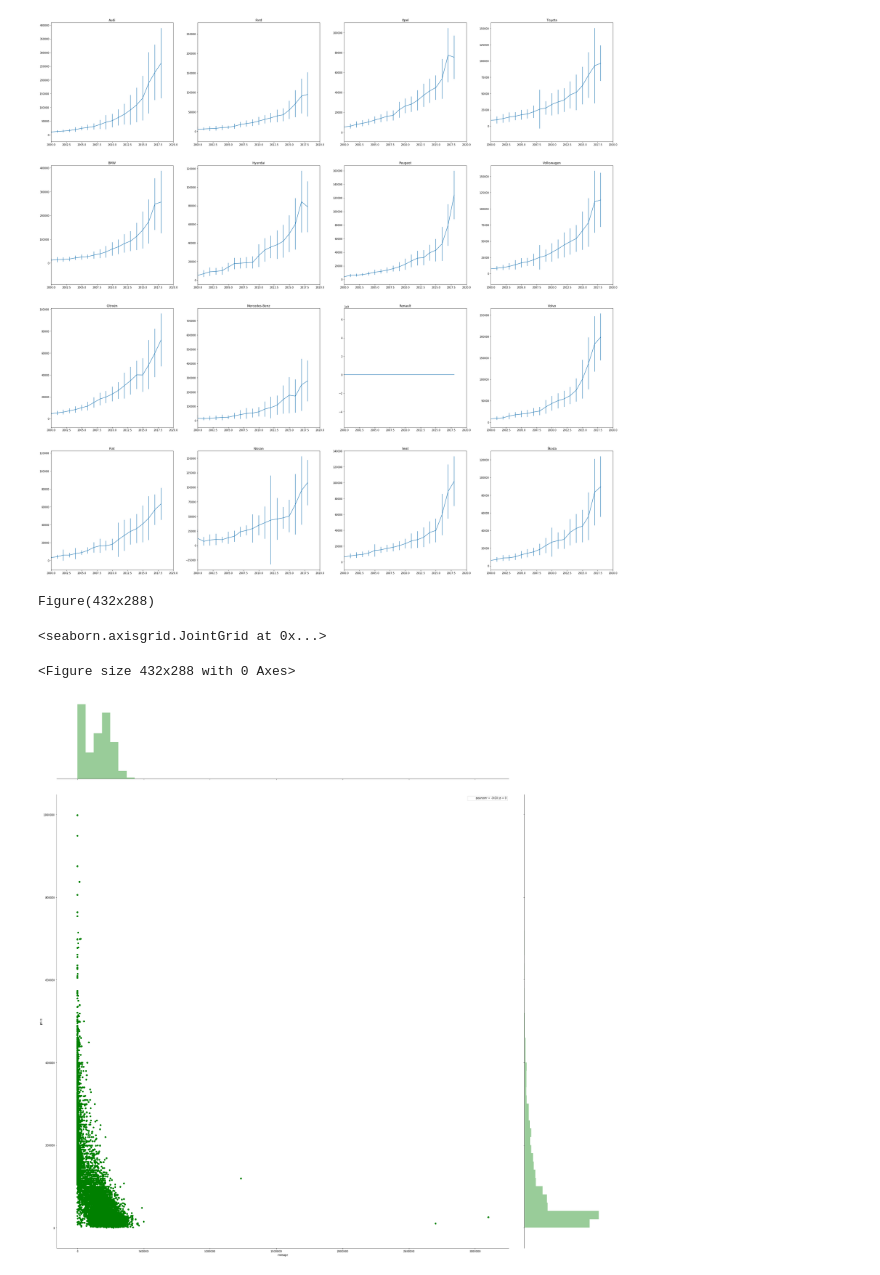
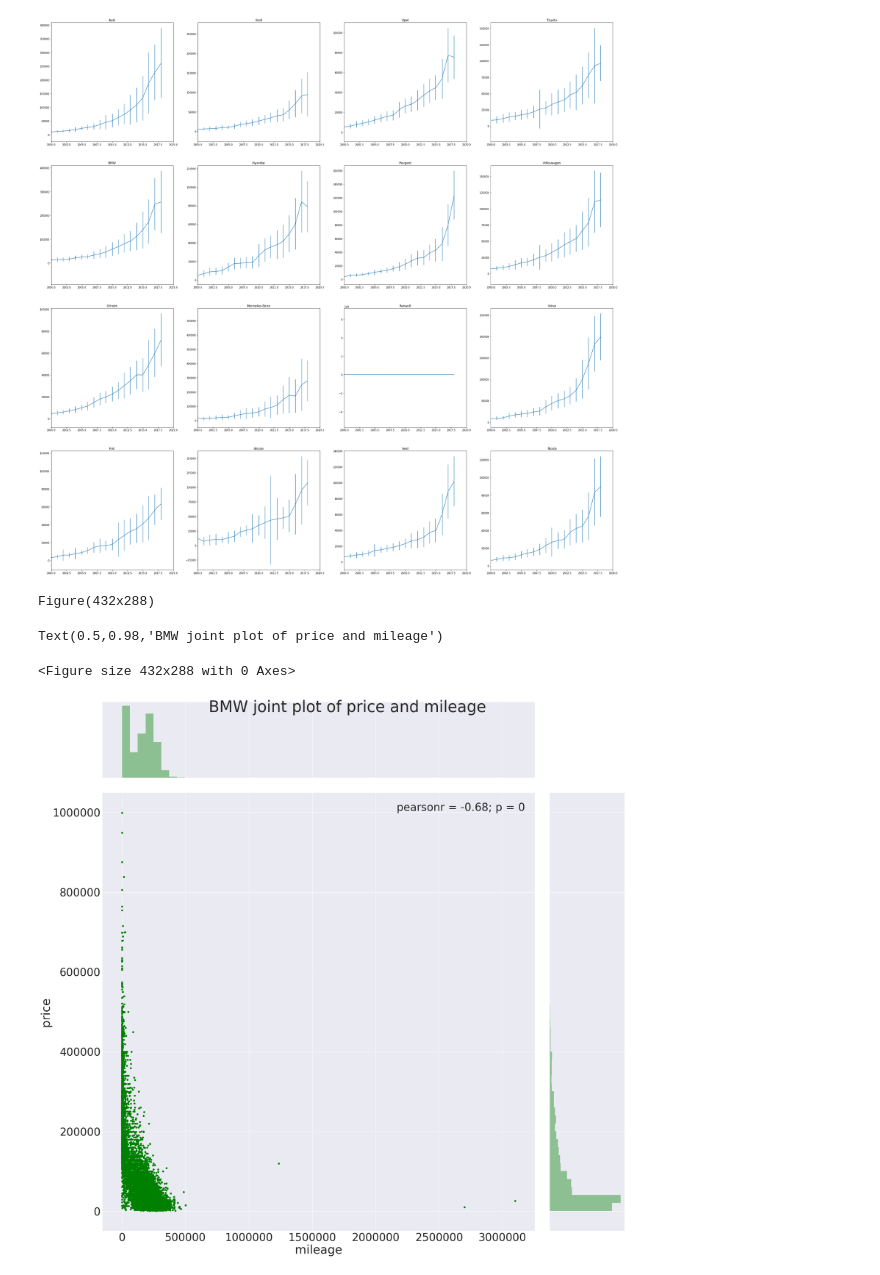
Before and after one commit to pmrukot/data-visualization, a Jupyter notebook: charts-otomoto/otomoto.ipynb, the cells around one changed output. Saved outputs shown, nothing was run; the diff lists cells and outputs as text; code cells hidden in the pictures.

Commit message:
Add title to the plot

```diff
--- a/charts-otomoto/otomoto.ipynb
+++ b/charts-otomoto/otomoto.ipynb
@@ -92,20 +92,24 @@ for index, (brand, brand_dataframe) in enumerate(final_dataframes.items()):
 # %%
 import seaborn as sns
 
+# Bigger than normal fonts
+sns.set(font_scale=4)
 
 # seaborn.violinplot(ax=ax, data=df, **violin_options)
 # fig = plt.figure()
 print(plt.figure())
-sns.jointplot(
+plot = sns.jointplot(
     data=final_dataframes["BMW"],
     x='mileage',
     y='price',
     color='g',
     size=30,
-    kind='scatter'
+    kind='scatter',
+#     yscale='log'
 )
+plot.fig.suptitle("BMW joint plot of price and mileage")
 # %% [output]
 Figure(432x288)
-<seaborn.axisgrid.JointGrid at 0x...>
+Text(0.5,0.98,'BMW joint plot of price and mileage')
 <Figure size 432x288 with 0 Axes>
-[figure, old version]
+[figure, new version]
```
